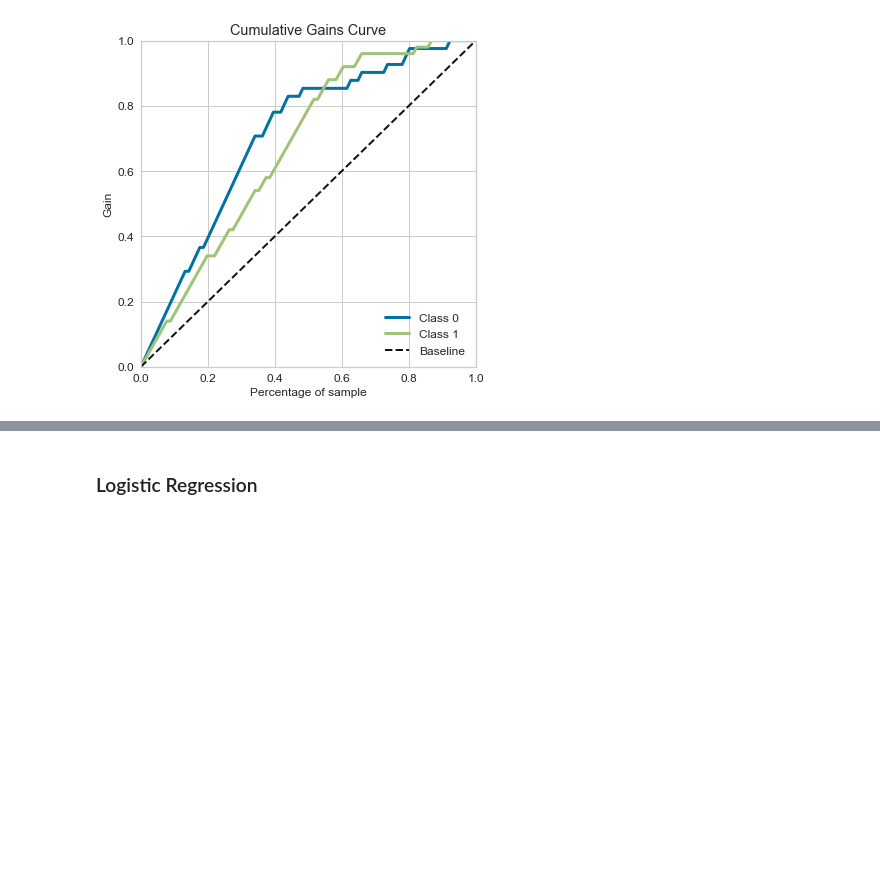
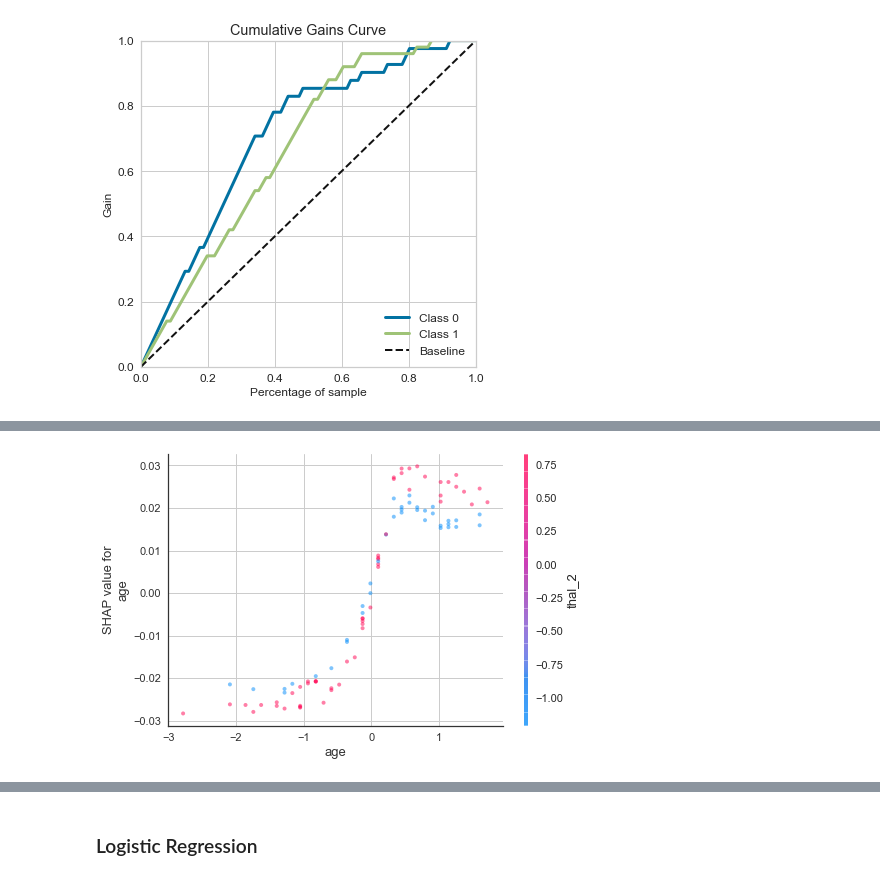
Before and after one commit to kovusseyit/Heart_UCI, a Jupyter notebook: heart_uci.ipynb, the cells around one changed output, grey strips where cells are left out. Drawn from its saved outputs; the diff is of its cells as text; code cells hidden in the pictures; blank space fills up the shorter version.

```diff
--- a/heart_uci.ipynb
+++ b/heart_uci.ipynb
@@ -509,3 +509,13 @@ y_probas = rf_best.predict_proba(X_test)
 scikitplot.metrics.plot_cumulative_gain(y_test, y_probas, ax=ax);
 # %% [output]
 [figure]
+# %%
+import shap
+shap.initjs()
+
+s = shap.TreeExplainer(rf_best)
+shap_vals = s.shap_values(X_test)
+shap.force_plot(s.expected_value[0],
+                shap_vals[0][3, :],
+                feature_names=X.columns
+               )
@@ -511,0 +525,9 @@ scikitplot.metrics.plot_cumulative_gain(y_test, y_probas, ax=ax);
+# %%
+shap.dependence_plot('age',
+                     shap_vals[0],
+                     X_test,
+                     feature_names=X_test.columns,
+                     alpha=0.5
+                    )
+# %% [output]
+[figure, added]
```
Also changed, not shown: parts of 19 cells of this notebook.
